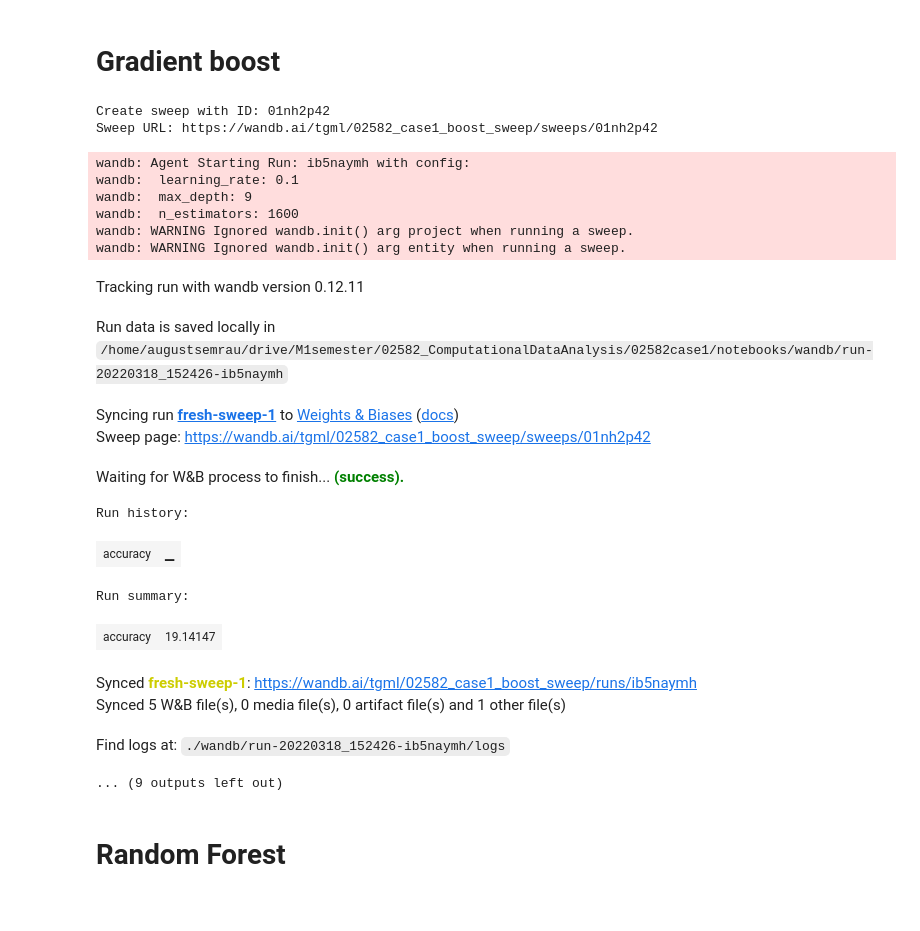
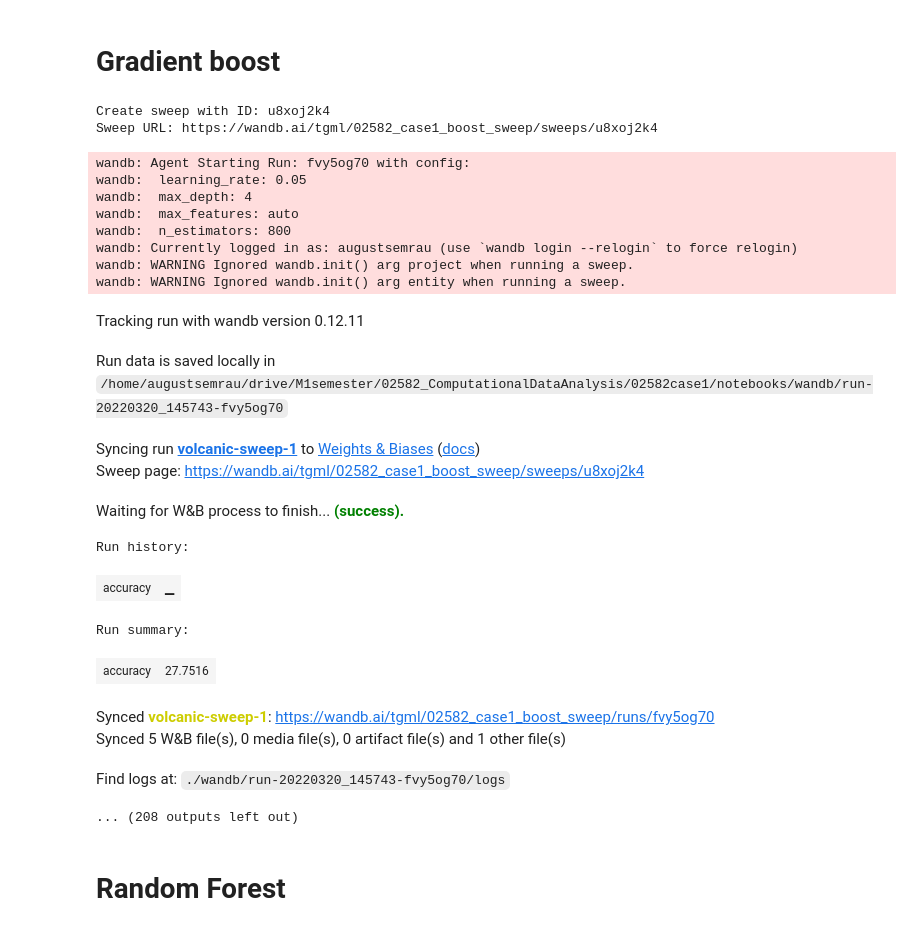
Before and after one commit to augustsemrau/02582case1, a Jupyter notebook: notebooks/model_research_v4.ipynb, the cells around one changed output. Drawn from its saved outputs; the diff is of its cells as text; code cells hidden in the pictures.

```diff
--- a/notebooks/model_research_v4.ipynb
+++ b/notebooks/model_research_v4.ipynb
@@ -175,22 +203,22 @@ sweep_config = {
             "values": [400, 800, 1200, 1600, 2000, 2500, 3000]
         },
         "max_depth": {
-            "values": [3,4,5,6,7,9,11]
+            "values": [3,4,5,6,7]
             # "distribution": "uniform",
             # "min": 0.00001,
             # "max": 1
         },
         "learning_rate": {
-            "values": [0.05, 0.1, 0.15, 0.2]
+            "values": [0.05, 0.1, 0.15]
         }
         # ,
         # "subsample": {
         #     "values": [0.8, 1]
         # }
-        # ,
-        # "max_features": {
-        #     "values": [5,10,15,20]
-        # }
+        ,
+        "max_features": {
+            "values": ['auto', 10, 20, 30]
+        }
 
     }
 }
@@ -216,48 +244,50 @@ def train():
     # 'warm_start': False,
     "seed": 0,
     "n_estimators": 1000,
     'max_depth': 3,
     "learning_rate": 0.1,
     "subsample": 1.,
     }
 
     wandb.init(project='02582_case1_boost_sweep', entity='tgml', config=config_defaults)  # defaults are over-ridden during the sweep
     config = wandb.config
 
     # fit model on train
     model = GradientBoostingRegressor(n_estimators=config.n_estimators,
                                         learning_rate=config.learning_rate,
                                         max_depth=config.max_depth,
                                         subsample=config.subsample)
 
     train_on_val_acc, _ = fit_evaluate_model(X_tr_m=X_train, X_v_te=X_val, y_tr_m=y_train, y_v_te=y_val, model=model)
 
     wandb.log({"accuracy": train_on_val_acc})
 
 
-wandb.agent(sweep_id, train, count=20)
+wandb.agent(sweep_id, train, count=200)
 # %% [output]
-Create sweep with ID: 01nh2p42
-Sweep URL: https://wandb.ai/tgml/02582_case1_boost_sweep/sweeps/01nh2p42
+Create sweep with ID: u8xoj2k4
+Sweep URL: https://wandb.ai/tgml/02582_case1_boost_sweep/sweeps/u8xoj2k4
-wandb: Agent Starting Run: ib5naymh with config:
-wandb:  learning_rate: 0.1
-wandb:  max_depth: 9
-wandb:  n_estimators: 1600
+wandb: Agent Starting Run: fvy5og70 with config:
+wandb:  learning_rate: 0.05
+wandb:  max_depth: 4
+wandb:  max_features: auto
+wandb:  n_estimators: 800
+wandb: Currently logged in as: augustsemrau (use `wandb login --relogin` to force relogin)
 wandb: WARNING Ignored wandb.init() arg project when running a sweep.
 wandb: WARNING Ignored wandb.init() arg entity when running a sweep.
 Tracking run with wandb version 0.12.11
-Run data is saved locally in /home/augustsemrau/drive/M1semester/02582_ComputationalDataAnalysis/02582case1/notebooks/wandb/run-20220318_152426-ib5naymh
+Run data is saved locally in /home/augustsemrau/drive/M1semester/02582_ComputationalDataAnalysis/02582case1/notebooks/wandb/run-20220320_145743-fvy5og70
-Syncing run fresh-sweep-1 to Weights & Biases (docs)
-Sweep page: https://wandb.ai/tgml/02582_case1_boost_sweep/sweeps/01nh2p42
+Syncing run volcanic-sweep-1 to Weights & Biases (docs)
+Sweep page: https://wandb.ai/tgml/02582_case1_boost_sweep/sweeps/u8xoj2k4
 Waiting for W&B process to finish... (success).
 Run history:
 | accuracy | ▁ |
 Run summary:
-| accuracy | 19.14147 |
+| accuracy | 27.7516 |
-Synced fresh-sweep-1: https://wandb.ai/tgml/02582_case1_boost_sweep/runs/ib5naymh
+Synced volcanic-sweep-1: https://wandb.ai/tgml/02582_case1_boost_sweep/runs/fvy5og70
 Synced 5 W&B file(s), 0 media file(s), 0 artifact file(s) and 1 other file(s)
-Find logs at: ./wandb/run-20220318_152426-ib5naymh/logs
+Find logs at: ./wandb/run-20220320_145743-fvy5og70/logs
-... (9 outputs left out)
+... (208 outputs left out)
 # %% [markdown]
 # Random Forest
 # %%
```
Also changed, not shown: parts of 5 cells of this notebook, 1 other file.
